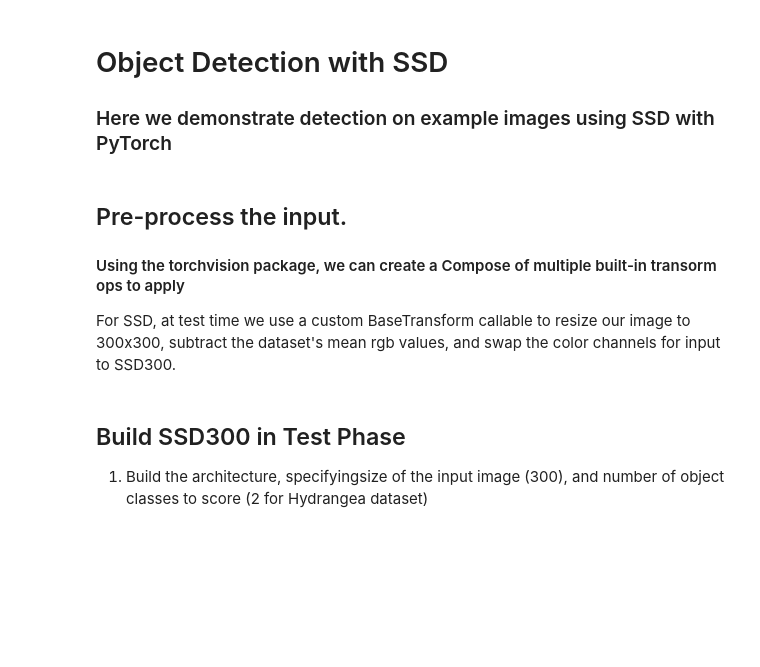
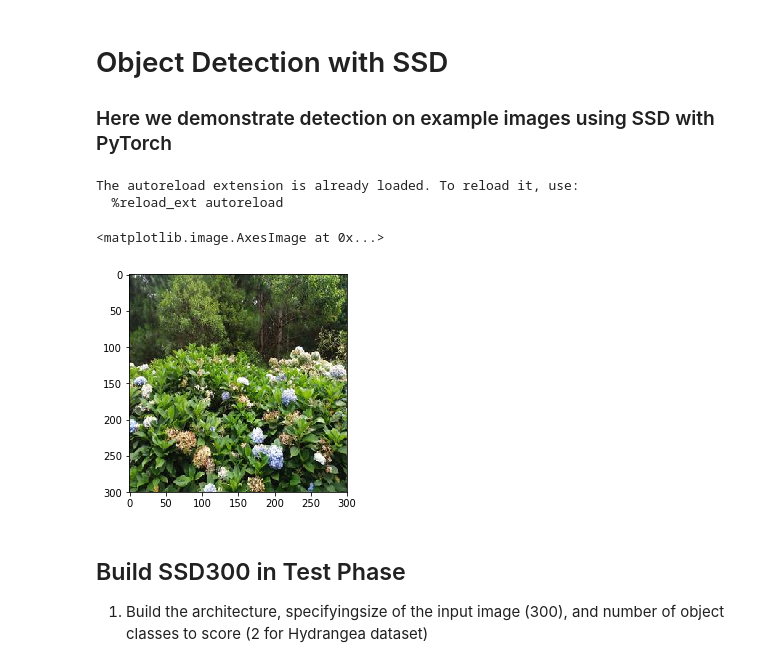
Before and after one commit to christydennison/cs231n-final, a Jupyter notebook: SSD.ipynb, the cells around one changed output. Cells and saved outputs as stored; diff of their text form; code cells hidden in the pictures; blank space fills up the shorter version.

```diff
--- a/SSD.ipynb
+++ b/SSD.ipynb
@@ -8,6 +8,10 @@ module_path = os.path.abspath(os.path.join('../ssd_pytorch/'))
 if module_path not in sys.path:
     sys.path.append(module_path)
 
+home = os.path.expanduser("~")
+ddir = os.path.join(home,"data/invasive/")
+
+cwd = os.getcwd()
 import torch
 import torch.nn as nn
 import torch.optim as optim
@@ -18,17 +22,20 @@ import torch.backends.cudnn as cudnn
 import torch.utils.data as data
 import torchvision.transforms as transforms
 from torch.utils.serialization import load_lua
+from PIL import Image, ImageOps
 import numpy as np
 #import cv2
 import ssd
 import matplotlib
+import random
+import torchvision.utils
+import matplotlib.pyplot as plt
+
+random.seed(123)
 
 %matplotlib inline
 %load_ext autoreload
 %autoreload 2
+# %% [output]
+The autoreload extension is already loaded. To reload it, use:
+  %reload_ext autoreload
-# %% [markdown]
-## Pre-process the input.
-#### Using the torchvision package, we can create a Compose of multiple built-in transorm ops to apply
-For SSD, at test time we use a custom BaseTransform callable to
-resize our image to 300x300, subtract the dataset's mean rgb values,
-and swap the color channels for input to SSD300.
@@ -63,3 +70,39 @@ model_save_dir = os.path.join(cwd,"model_params_ssd")
+# %%
+# imports needed if running locally
+#from PIL import Image, ImageOps
+#import os
+
+IMG_EXTENSIONS = [
+    '.jpg', '.JPG', '.jpeg', '.JPEG',
+    '.png', '.PNG', '.ppm', '.PPM', '.bmp', '.BMP',
+]
+
+def pil_loader(path):
+    # open path as file to avoid ResourceWarning (https://github.com/python-pillow/Pillow/issues/835)
+    with open(path, 'rb') as f:
+        with Image.open(f) as img:
+            return img.convert('RGB')
+
+def is_image_file(filename):
+    return any(filename.endswith(extension) for extension in IMG_EXTENSIONS)
+
+def resize_images(image_dir, dest_dir):
+    if not os.path.isdir(dest_dir):
+        os.mkdir(dest_dir)
+    for root, _, fnames in os.walk(image_dir):
+        for fname in fnames:
+            if is_image_file(fname):
+                img = pil_loader(os.path.join(root,fname))
+                img = img.resize((300,300), Image.LANCZOS)
+                img.save(os.path.join(dest_dir, fname))
+
+resize_images(os.path.join(ddir,'JPEGImages','train'), os.path.join(ddir,'JPEGImages','train_resized'))
+# %%
+img = pil_loader(os.path.join(ddir,'JPEGImages','train_resized', '1010.jpg'))
+plt.imshow(img)
+# %% [output]
+<matplotlib.image.AxesImage at 0x...>
+[figure, added]
 # %% [markdown]
 ## Build SSD300 in Test Phase
 1. Build the architecture, specifyingsize of the input image (300),
```
Also changed, not shown: parts of 5 cells of this notebook, 1 other file.
